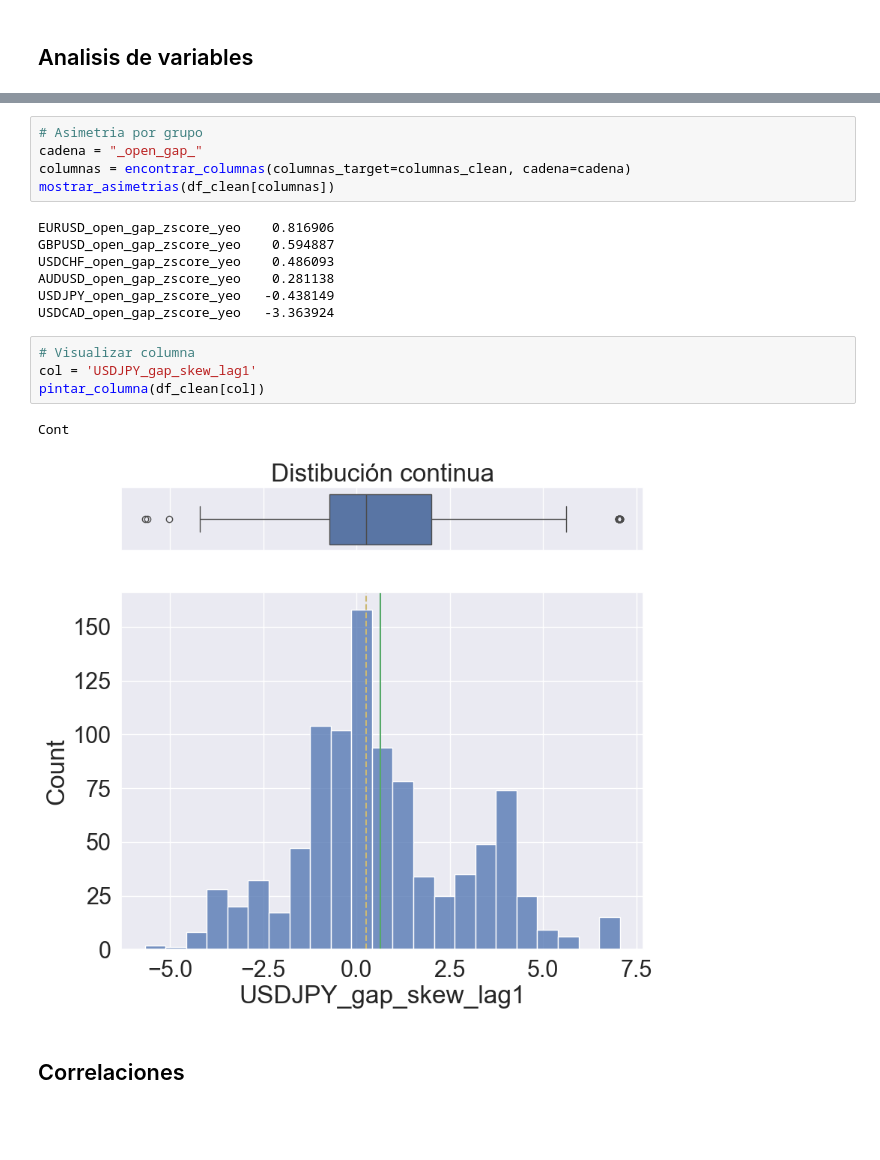
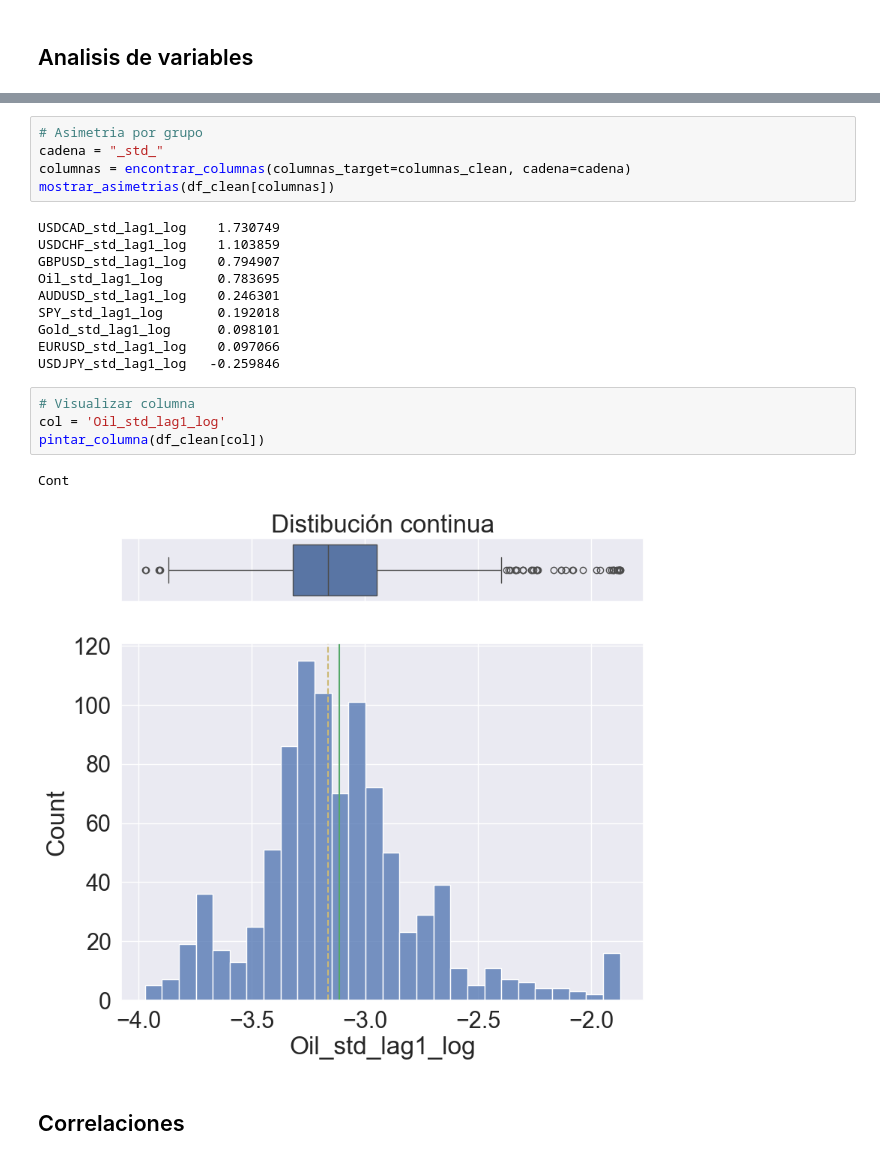
Before and after one commit to sebakremis/ForexMiner, a Jupyter notebook: notebook_EDA.ipynb, the cells around one changed output, grey strips where cells are left out. Saved outputs shown, nothing was run; the diff lists cells and outputs as text; blank space fills up the shorter version.

```diff
--- a/notebook_EDA.ipynb
+++ b/notebook_EDA.ipynb
@@ -69,22 +72,25 @@ USDCAD_intra_weekly                -5.871498
 # %%
 # Asimetria por grupo
-cadena = "_open_gap_"
+cadena = "_std_"
 columnas = encontrar_columnas(columnas_target=columnas_clean, cadena=cadena)
 mostrar_asimetrias(df_clean[columnas])
 # %% [output]
-EURUSD_open_gap_zscore_yeo    0.816906
-GBPUSD_open_gap_zscore_yeo    0.594887
-USDCHF_open_gap_zscore_yeo    0.486093
-AUDUSD_open_gap_zscore_yeo    0.281138
-USDJPY_open_gap_zscore_yeo   -0.438149
-USDCAD_open_gap_zscore_yeo   -3.363924
+USDCAD_std_lag1_log    1.730749
+USDCHF_std_lag1_log    1.103859
+GBPUSD_std_lag1_log    0.794907
+Oil_std_lag1_log       0.783695
+AUDUSD_std_lag1_log    0.246301
+SPY_std_lag1_log       0.192018
+Gold_std_lag1_log      0.098101
+EURUSD_std_lag1_log    0.097066
+USDJPY_std_lag1_log   -0.259846
 # %%
 # Visualizar columna
-col = 'USDJPY_gap_skew_lag1'
+col = 'Oil_std_lag1_log'
 pintar_columna(df_clean[col])
 # %% [output]
 Cont
-[figure, old version]
+[figure, new version]
 # %% [markdown]
 ## Correlaciones
 # %%
```
Also changed, not shown: parts of 8 cells of this notebook, 2 other files.
